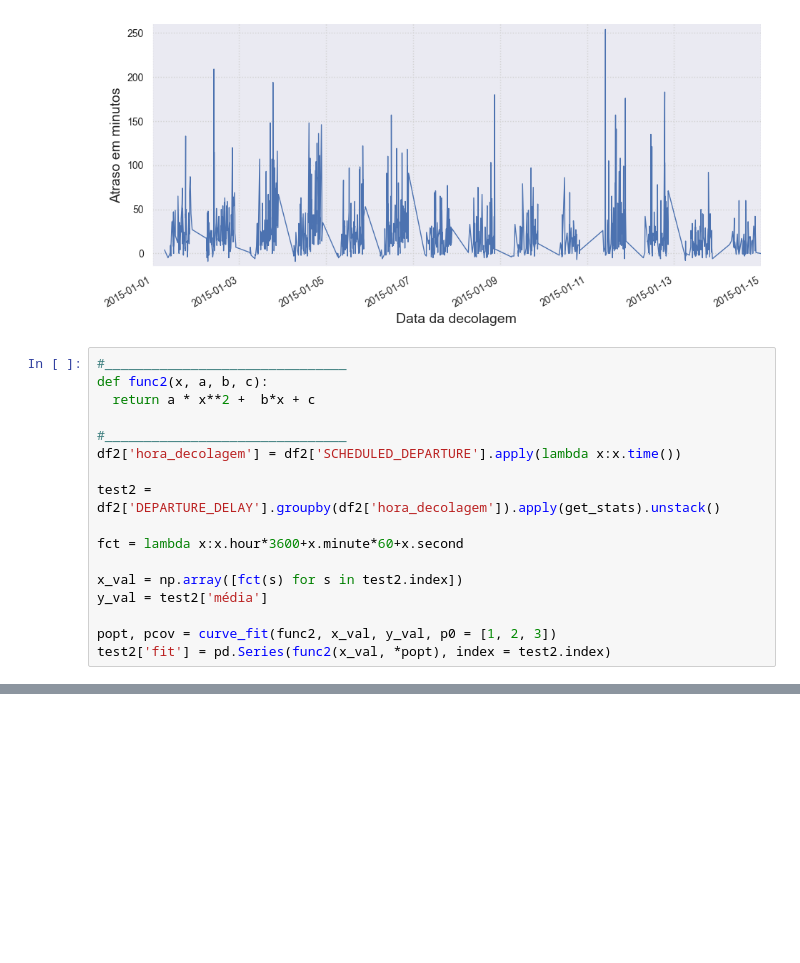
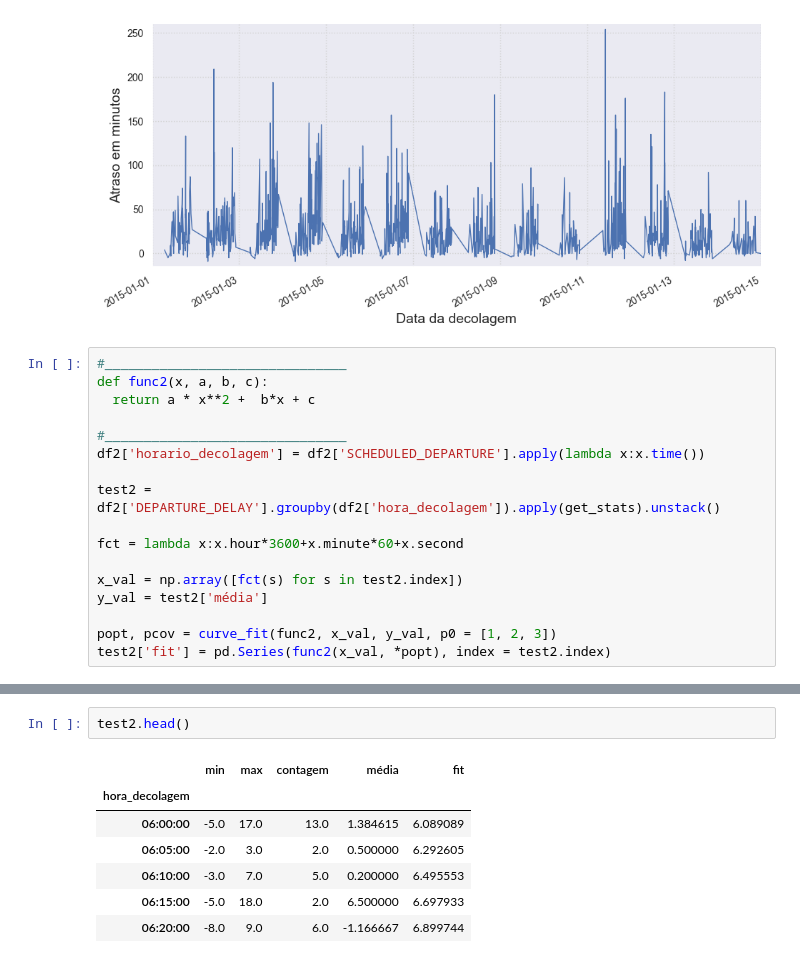
Before and after one commit to bekwendhausen/voos-kaggle-2015, a Jupyter notebook: flights-delay.ipynb, the cells around one changed output, grey strips where cells are left out. Cells and saved outputs as stored; diff of their text form; blank space fills up the shorter version.

```diff
--- a/flights-delay.ipynb
+++ b/flights-delay.ipynb
@@ -821,7 +821,7 @@ def func2(x, a, b, c):
   return a * x**2 +  b*x + c
 
 #_______________________________
-df2['hora_decolagem'] = df2['SCHEDULED_DEPARTURE'].apply(lambda x:x.time())
+df2['horario_decolagem'] = df2['SCHEDULED_DEPARTURE'].apply(lambda x:x.time())
 
 test2 = df2['DEPARTURE_DELAY'].groupby(df2['hora_decolagem']).apply(get_stats).unstack()
 
@@ -865,0 +935,10 @@ ConversionError: Failed to convert value(s) to axis units: array([datetime.time(
+# %%
+test2.head()
+# %% [output]
+|  | min | max | contagem | média | fit |
+| hora_decolagem |  |  |  |  |  |
+| 06:00:00 | -5.0 | 17.0 | 13.0 | 1.384615 | 6.089089 |
+| 06:05:00 | -2.0 | 3.0 | 2.0 | 0.500000 | 6.292605 |
+| 06:10:00 | -3.0 | 7.0 | 5.0 | 0.200000 | 6.495553 |
+| 06:15:00 | -5.0 | 18.0 | 2.0 | 6.500000 | 6.697933 |
+| 06:20:00 | -8.0 | 9.0 | 6.0 | -1.166667 | 6.899744 |
```
Also changed, not shown: parts of 10 cells of this notebook.
